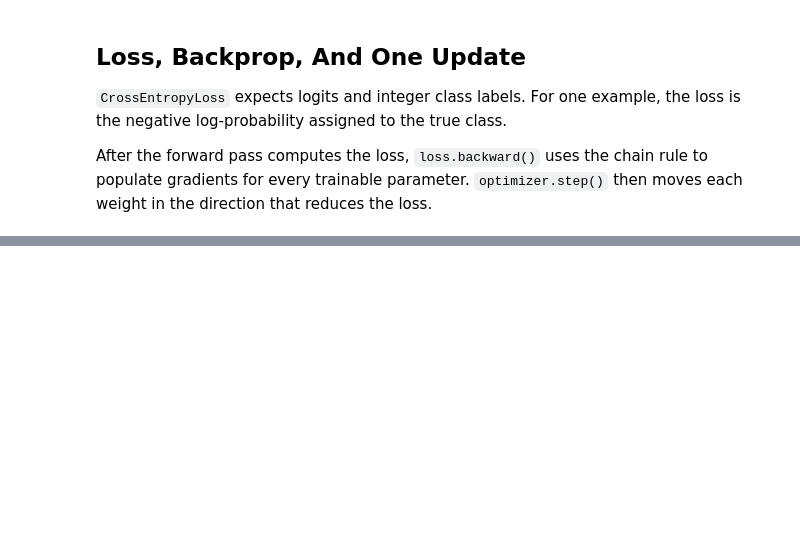
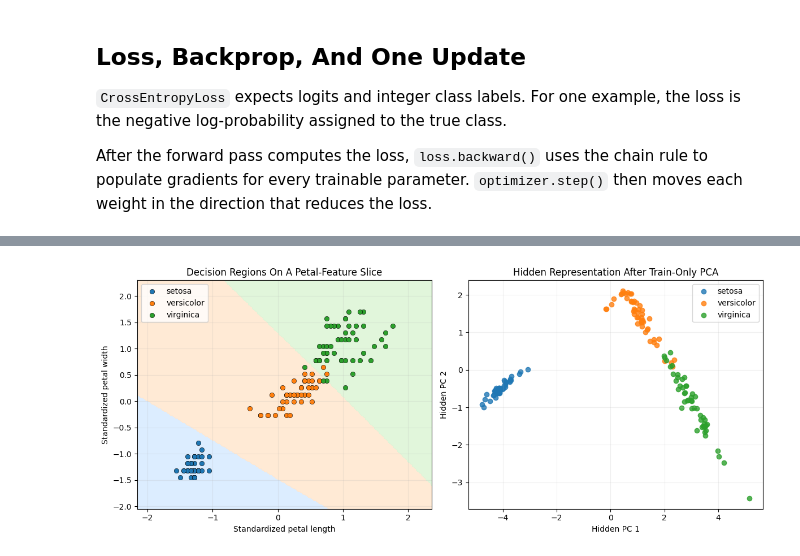
Before and after one commit to xangma/ml_tutorials, a Jupyter notebook: iris.ipynb, the cells around one changed output, grey strips where cells are left out. Cells and saved outputs as stored; diff of their text form; code cells hidden in the pictures; blank space fills up the shorter version.

```diff
--- a/iris.ipynb
+++ b/iris.ipynb
@@ -770,0 +1228,77 @@ plt.show()
+# %%
+combined_features = torch.cat([train_features, test_features], dim=0)
+combined_labels = torch.cat([train_labels, test_labels], dim=0)
+petal_features = combined_features[:, 2:4]
+
+x_min = petal_features[:, 0].min().item() - 0.6
+x_max = petal_features[:, 0].max().item() + 0.6
+y_min = petal_features[:, 1].min().item() - 0.6
+y_max = petal_features[:, 1].max().item() + 0.6
+
+grid_x, grid_y = torch.meshgrid(
+    torch.linspace(x_min, x_max, 220),
+    torch.linspace(y_min, y_max, 220),
+    indexing="xy",
+)
+grid_inputs = torch.zeros(grid_x.numel(), 4)
+grid_inputs[:, 2] = grid_x.reshape(-1)
+grid_inputs[:, 3] = grid_y.reshape(-1)
+
+with torch.no_grad():
+    grid_predictions = trained_model(grid_inputs).argmax(dim=1).reshape(grid_x.shape)
+
+background_cmap = ListedColormap(["#d9ecff", "#ffe8d1", "#def5d8"])
+
+train_hidden_mean = train_activations["hidden"].mean(dim=0, keepdim=True)
+train_hidden_centered = train_activations["hidden"] - train_hidden_mean
+_, _, principal_directions = torch.pca_lowrank(train_hidden_centered, q=2)
+train_hidden_2d = train_hidden_centered @ principal_directions[:, :2]
+test_hidden_centered = test_activations["hidden"] - train_hidden_mean
+test_hidden_2d = test_hidden_centered @ principal_directions[:, :2]
+hidden_2d = torch.cat([train_hidden_2d, test_hidden_2d], dim=0)
+
+fig, axes = plt.subplots(1, 2, figsize=(12, 5))
+
+axes[0].contourf(
+    grid_x.numpy(),
+    grid_y.numpy(),
+    grid_predictions.numpy(),
+    levels=[-0.5, 0.5, 1.5, 2.5],
+    cmap=background_cmap,
+    alpha=0.9,
+)
+for class_idx, class_name in enumerate(class_names):
+    mask = combined_labels == class_idx
+    axes[0].scatter(
+        petal_features[mask, 0],
+        petal_features[mask, 1],
+        color=class_colors[class_idx],
+        label=class_name,
+        edgecolor="black",
+        linewidth=0.4,
+    )
+axes[0].set_title("Decision Regions On A Petal-Feature Slice")
+axes[0].set_xlabel("Standardized petal length")
+axes[0].set_ylabel("Standardized petal width")
+axes[0].legend()
+axes[0].grid(alpha=0.2)
+
+for class_idx, class_name in enumerate(class_names):
+    mask = combined_labels == class_idx
+    axes[1].scatter(
+        hidden_2d[mask, 0],
+        hidden_2d[mask, 1],
+        color=class_colors[class_idx],
+        label=class_name,
+        alpha=0.8,
+    )
+axes[1].set_title("Hidden Representation After Train-Only PCA")
+axes[1].set_xlabel("Hidden PC 1")
+axes[1].set_ylabel("Hidden PC 2")
+axes[1].grid(alpha=0.2)
+axes[1].legend()
+
+plt.tight_layout()
+plt.show()
+# %% [output]
+[figure, added]
```
Also changed, not shown: parts of 16 cells of this notebook.
